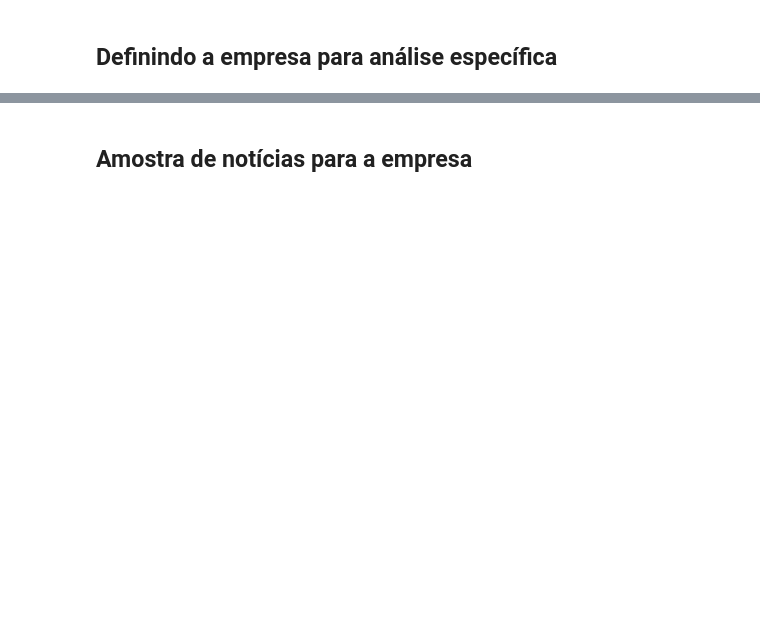
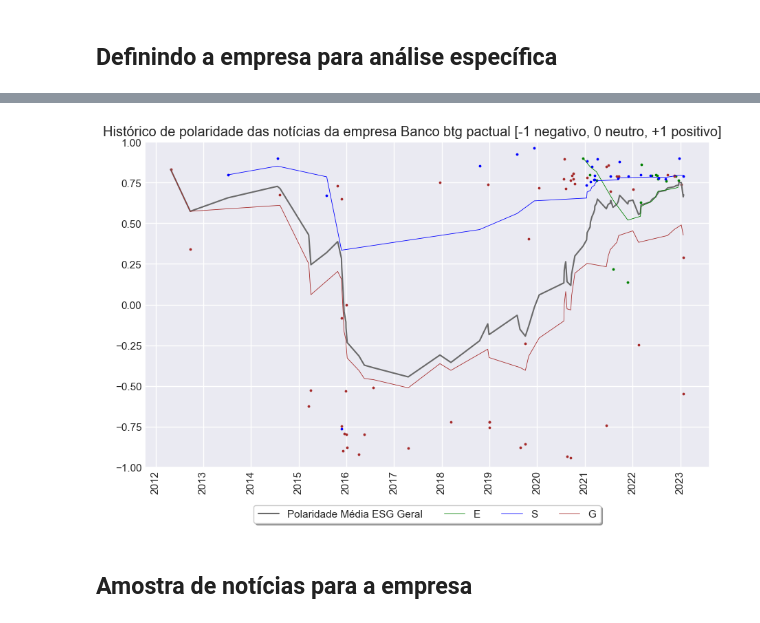
Before and after one commit to danielsaraivaleite/AnaliseSentimentoNoticiasESG, a Jupyter notebook: analise_sentimento.ipynb, the cells around one changed output, grey strips where cells are left out. Saved outputs shown, nothing was run; the diff lists cells and outputs as text; code cells hidden in the pictures; blank space fills up the shorter version.

```diff
--- a/analise_sentimento.ipynb
+++ b/analise_sentimento.ipynb
@@ -216,2 +128,6 @@ plt.show()
+# %%
+plota_polaridade_media_sintetico(df, empresa, arquivo=r'static/images/pol_media_sintetico.png', lista_dfs_polaridade=lista_dfs_polaridade)
+# %% [output]
+[figure, added]
 # %% [markdown]
 ## Amostra de notícias para a empresa
```
Also changed, not shown: parts of 27 cells of this notebook, 19 other files.
